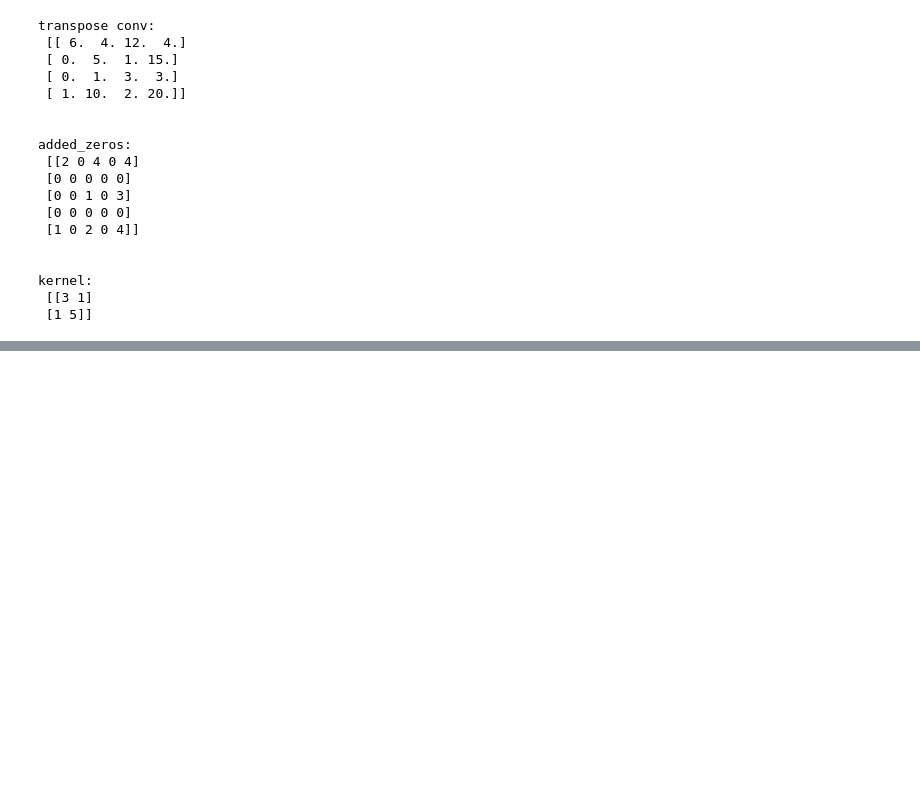
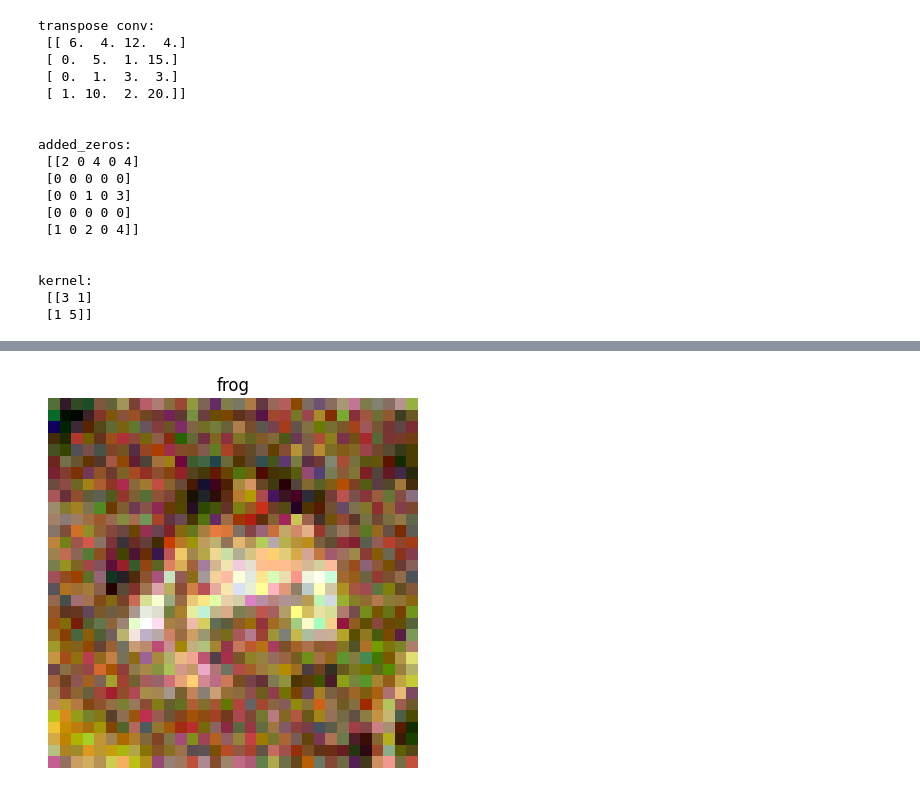
Before and after one commit to QuangCodecode/Deeplearning-NEU, a Jupyter notebook: DL-HW5/hw5.ipynb, the cells around one changed output, grey strips where cells are left out. Cells and saved outputs as stored; diff of their text form; code cells hidden in the pictures; blank space fills up the shorter version.

```diff
--- a/DL-HW5/hw5.ipynb
+++ b/DL-HW5/hw5.ipynb
@@ -74,0 +160,24 @@ kernel:
+# %%
+class NoisyDataset(Dataset):
+    def __init__(self, clean_images, mean=0, variance=0.1):
+        self.clean_images = clean_images
+        self.mean = mean
+        self.variance = 0.1
+
+    def __len__(self):
+        return len(self.clean_images)
+
+    def __getitem__(self, idx):
+        clean_image = self.clean_images[idx][0]
+        label = self.clean_images[idx][1]
+        noisy_image = self.add_noise(clean_image, self.variance, self.mean)
+        return noisy_image, label
+
+    def add_noise(self, image, var, mean):
+        noise = torch.randn_like(image) * var + mean
+        noisy_image = image + noise
+        noisy_image = torch.clamp(noisy_image, 0, 1)
+        return noisy_image
+# %%
+noisy_trainset = NoisyDataset(trainset)
+noisy_testset = NoisyDataset(testset)
@@ -74,0 +188,4 @@ kernel:
+# %%
+show_image(noisy_trainset[0][0], noisy_trainset[0][1])
+# %% [output]
+[figure, added]
```
Also changed, not shown: parts of 25 cells of this notebook.
